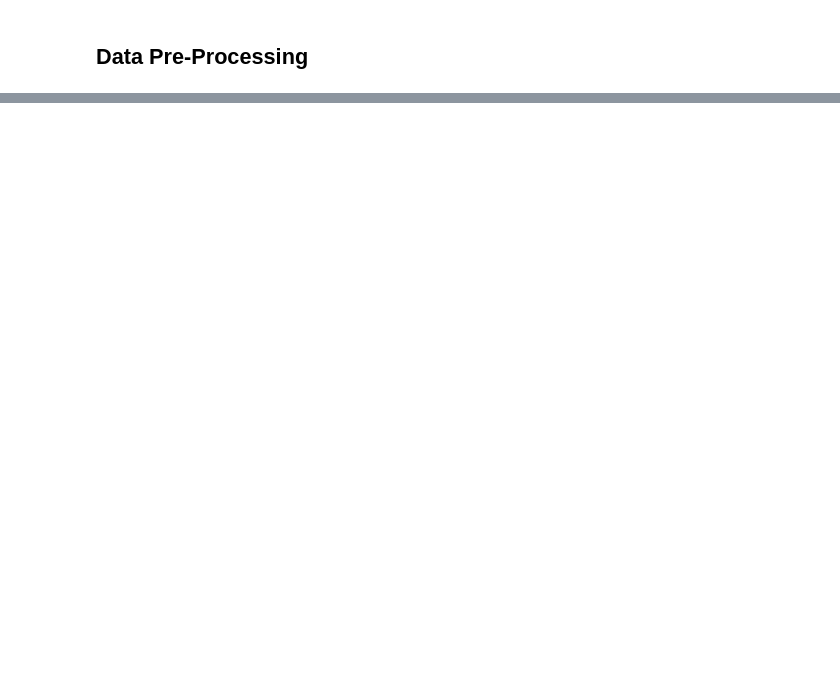
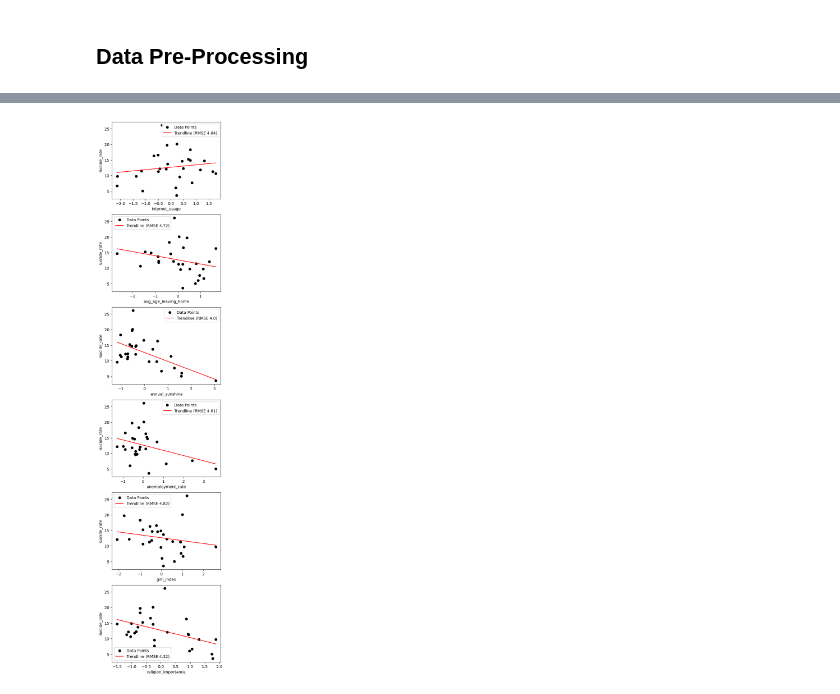
Before and after one commit to olofjardfelt/Project-Data-Mining-I, a Jupyter notebook: data_processing.ipynb, the cells around one changed output, grey strips where cells are left out. Drawn from its saved outputs; the diff is of its cells as text; code cells hidden in the pictures; blank space fills up the shorter version.

```diff
--- a/data_processing.ipynb
+++ b/data_processing.ipynb
@@ -173,0 +333,22 @@ print(data_df)
+# %%
+fig, axs = plt.subplots(scaled_features.shape[1], 1, figsize=(5,25))
+for i, ax in enumerate(axs):
+    feature = scaled_features[:,i]
+    ax.scatter(feature, labels, c='k')
+    ax.set_xlabel(feature_column_names[i])
+    ax.set_ylabel('suicide_rate')
+
+    slope, intercept = np.polyfit(feature, labels, 1)
+    x_fit = np.linspace(min(feature), max(feature), 100)
+    y_fit = slope * x_fit + intercept
+    ax.plot(x_fit, y_fit, color='red', label='Trendline')
+
+    predicted = slope * feature + intercept
+    mse = np.mean((labels - predicted) ** 2)
+    rmse = np.sqrt(mse)
+
+    ax.legend(['Data Points', f'Trendline (RMSE {round(rmse, 2)})'])
+
+plt.show()
+# %% [output]
+[figure, added]
```
Also changed, not shown: parts of 21 cells of this notebook.
